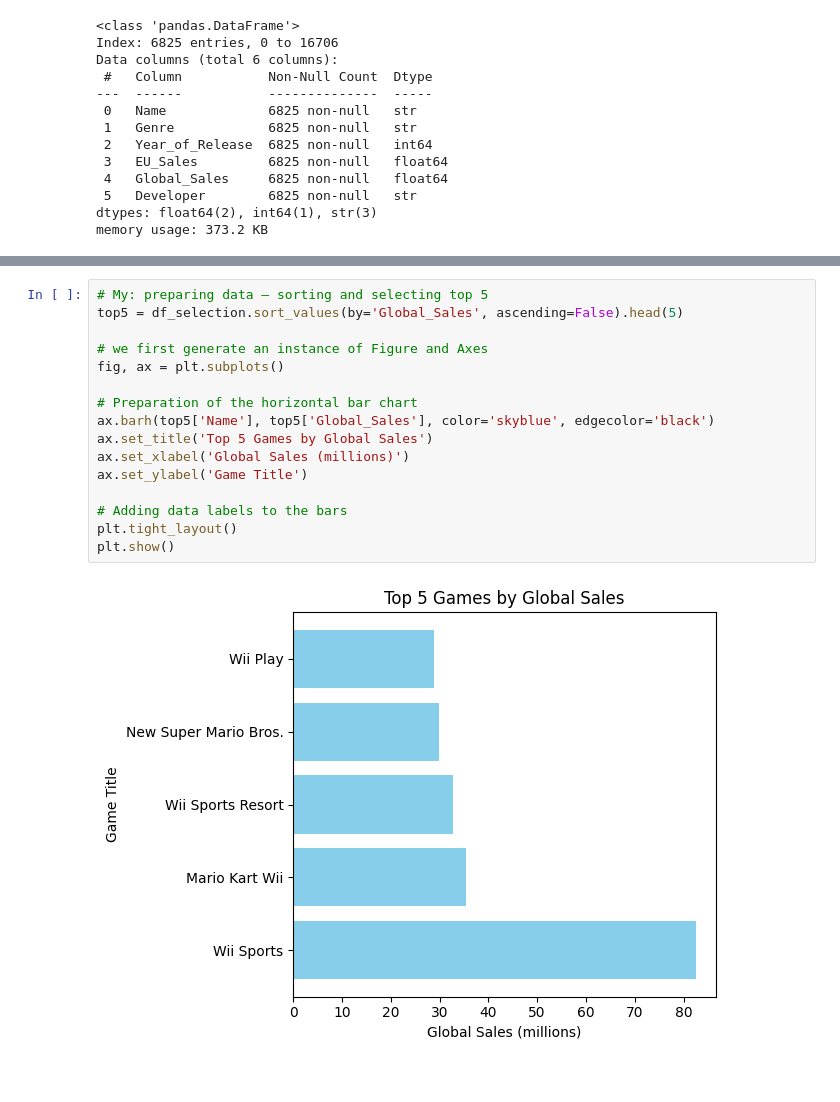
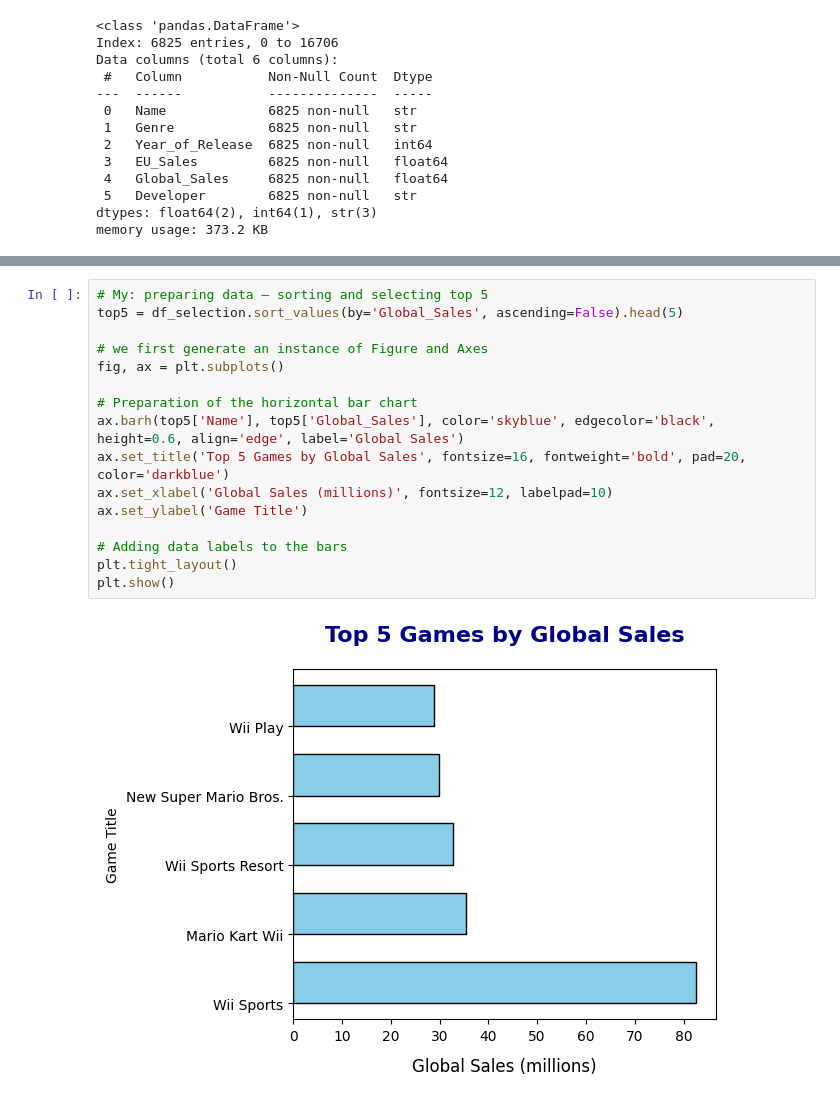
Before and after one commit to Akakiusz/Visualisation-Techniques-for-AI-, a Jupyter notebook: NOTEBOOK/analysis.ipynb, the cells around one changed output, grey strips where cells are left out. Cells and saved outputs as stored; diff of their text form.

```diff
--- a/NOTEBOOK/analysis.ipynb
+++ b/NOTEBOOK/analysis.ipynb
@@ -222,19 +223,19 @@ plt.show()
 # %%
 # My: preparing data — sorting and selecting top 5
 top5 = df_selection.sort_values(by='Global_Sales', ascending=False).head(5)
 
 # we first generate an instance of Figure and Axes
 fig, ax = plt.subplots()
 
 # Preparation of the horizontal bar chart
-ax.barh(top5['Name'], top5['Global_Sales'], color='skyblue', edgecolor='black')
-ax.set_title('Top 5 Games by Global Sales')
-ax.set_xlabel('Global Sales (millions)')
+ax.barh(top5['Name'], top5['Global_Sales'], color='skyblue', edgecolor='black', height=0.6, align='edge', label='Global Sales')
+ax.set_title('Top 5 Games by Global Sales', fontsize=16, fontweight='bold', pad=20, color='darkblue')
+ax.set_xlabel('Global Sales (millions)', fontsize=12, labelpad=10)
 ax.set_ylabel('Game Title')
 
 # Adding data labels to the bars
 plt.tight_layout()
 plt.show()
 # %% [output]
-[figure, old version]
+[figure, new version]
 # %% [markdown]
```
Also changed, not shown: parts of 5 cells of this notebook.
